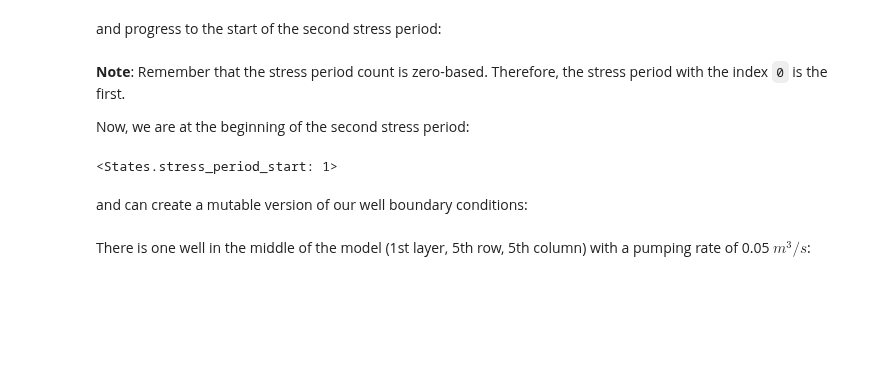
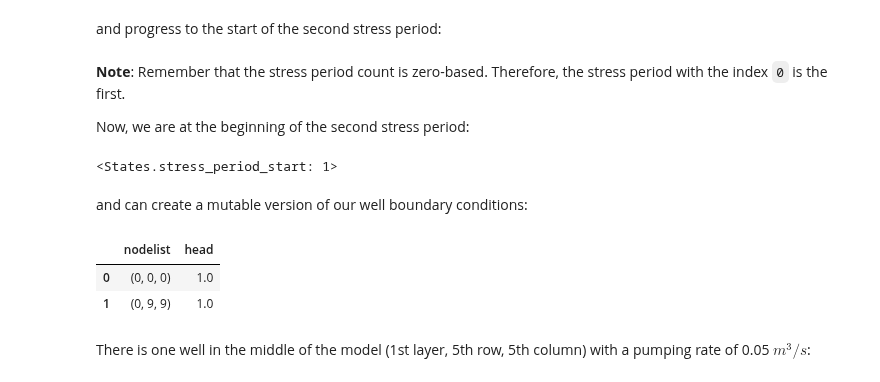
Before and after one commit to hydrocomputing/pymf6, a Jupyter notebook: doc/Interactive.ipynb, the cells around one changed output. Saved outputs shown, nothing was run; the diff lists cells and outputs as text; code cells hidden in the pictures; blank space fills up the shorter version.

```diff
--- a/doc/Interactive.ipynb
+++ b/doc/Interactive.ipynb
@@ -311,6 +311,12 @@ model_step.state
 <States.stress_period_start: 1>
 # %% [markdown]
 and can create a mutable version of our well boundary conditions:
+# %%
+gwf.packages.chd_0.as_mutable_bc()
+# %% [output]
+|  | nodelist | head |
+| 0 | (0, 0, 0) | 1.0 |
+| 1 | (0, 9, 9) | 1.0 |
 # %%
 mywell = gwf.packages.mywell.as_mutable_bc()
 # %% [markdown]
```
Also changed, not shown: parts of 3 cells of this notebook.
